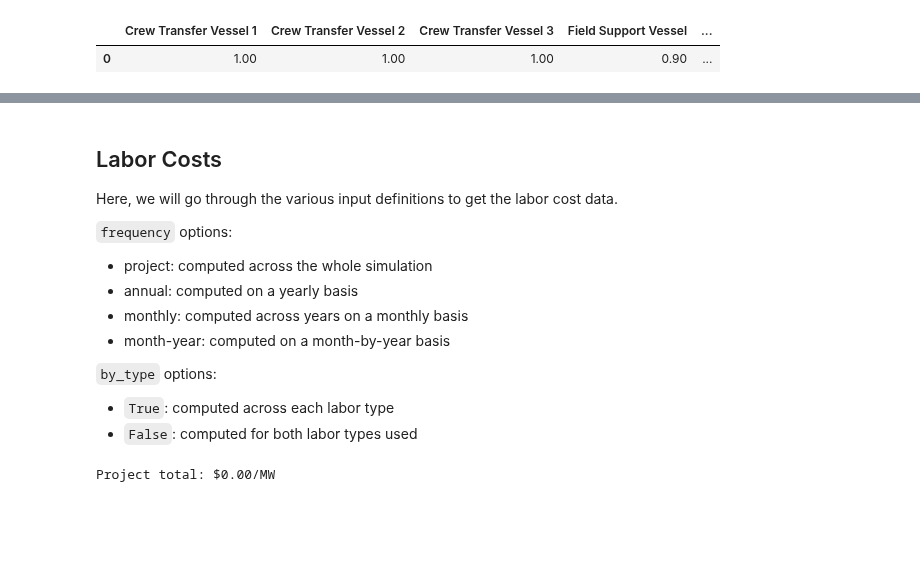
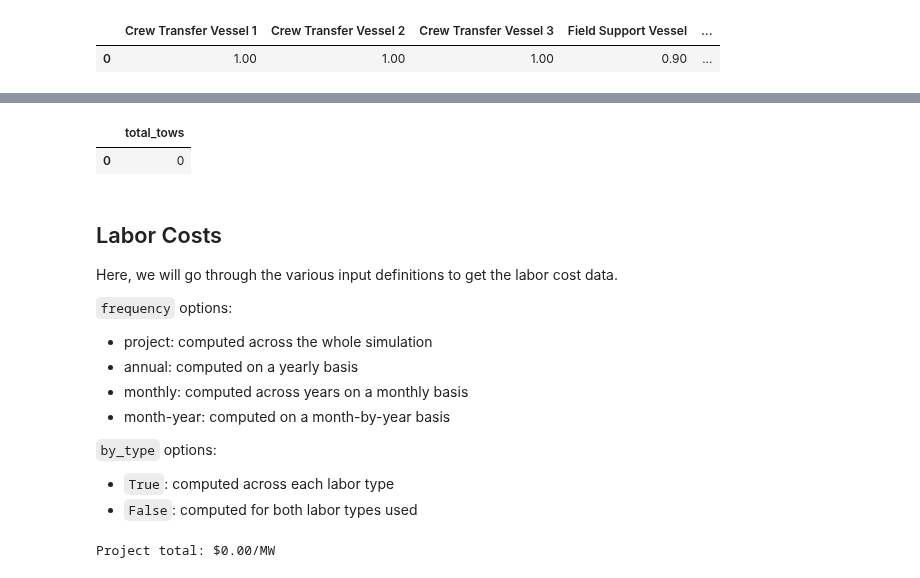
Before and after one commit to WISDEM/WOMBAT, a Jupyter notebook: examples/metrics_demonstration.ipynb, the cells around one changed output, grey strips where cells are left out. Drawn from its saved outputs; the diff is of its cells as text; code cells hidden in the pictures; blank space fills up the shorter version.

Commit message:
update metrics

```diff
--- a/examples/metrics_demonstration.ipynb
+++ b/examples/metrics_demonstration.ipynb
@@ -422,4 +464,10 @@ total
+# %%
+metrics.number_of_tows(frequency="project")
+# %% [output]
+|  | total_tows |
+| 0 | 0 |
 # %% [markdown]
+<a id="labor-costs"></a>
 ## Labor Costs
 
 Here, we will go through the various input definitions to get the labor cost data.
```
Also changed, not shown: parts of 49 cells of this notebook.
